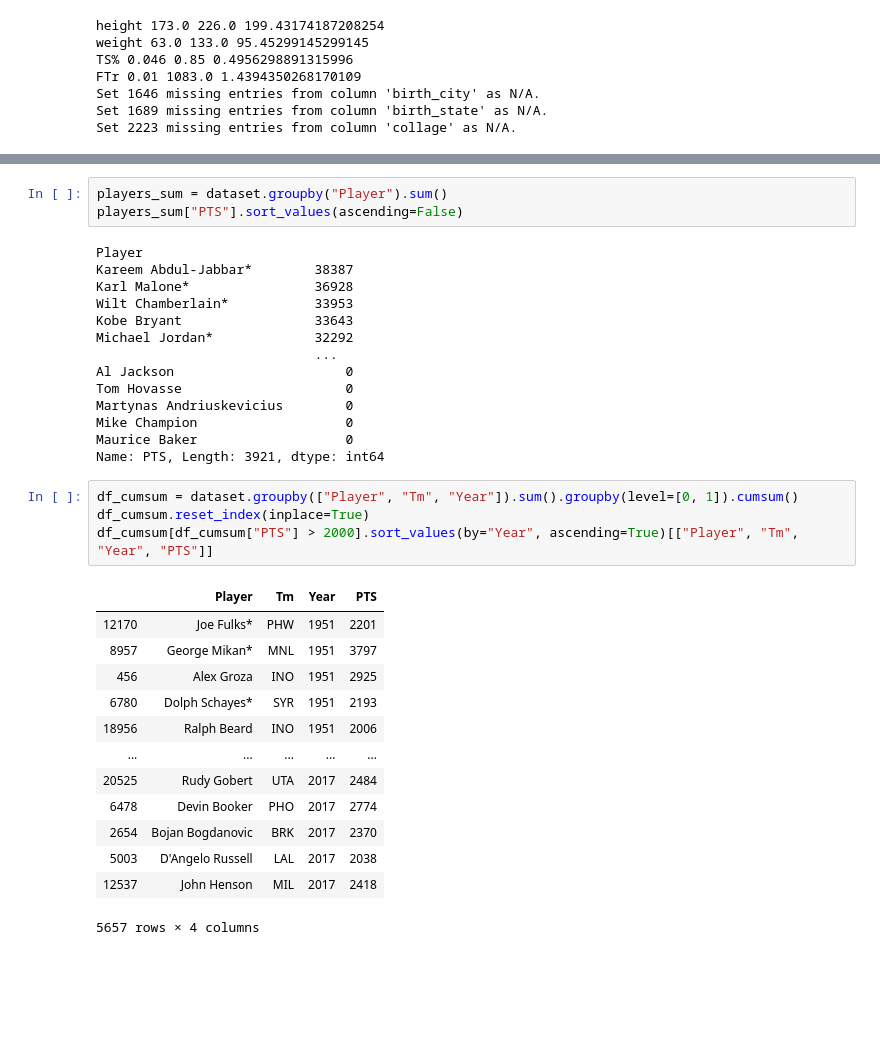
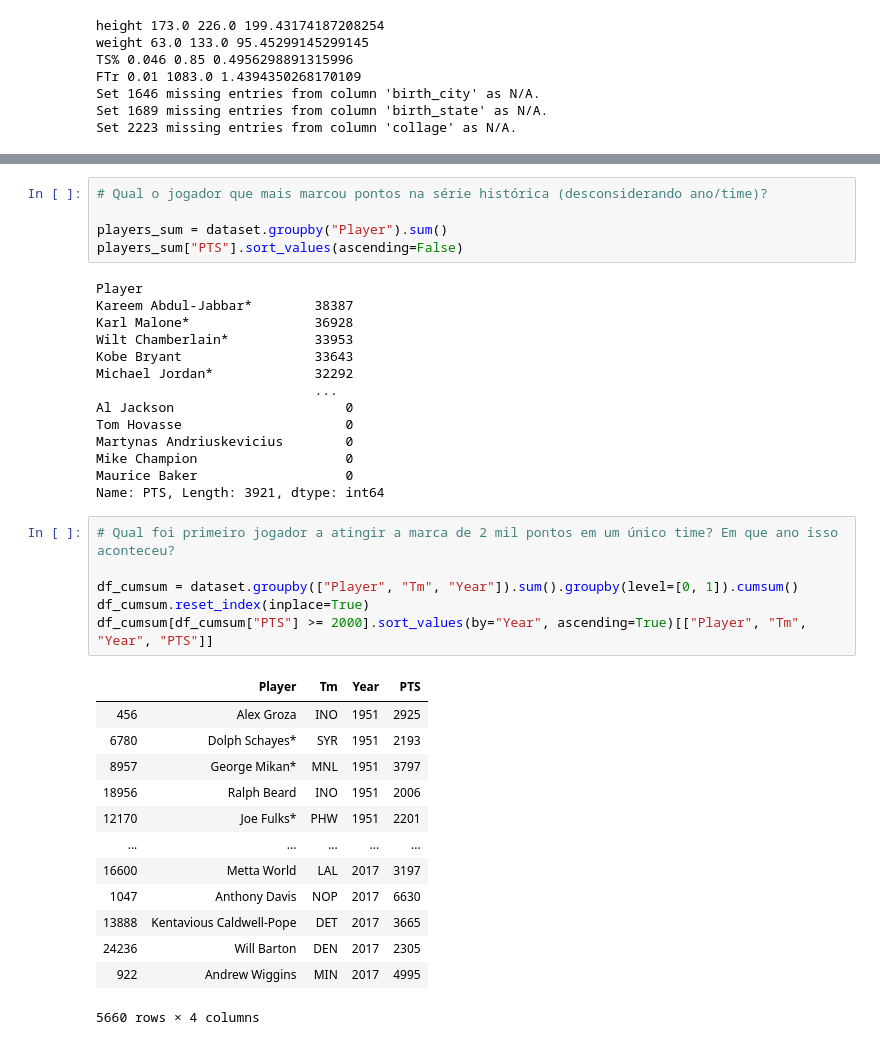
Before and after one commit to leandrocado/data-science, a Jupyter notebook: kdd-03/Task.ipynb, the cells around one changed output, grey strips where cells are left out. Cells and saved outputs as stored; diff of their text form; blank space fills up the shorter version.

```diff
--- a/kdd-03/Task.ipynb
+++ b/kdd-03/Task.ipynb
@@ -81,6 +90,8 @@ Height: 200.1523456592628
 Weight: 95.83808404163369
 -------
 # %%
+# Qual o jogador que mais marcou pontos na série histórica (desconsiderando ano/time)?
+
 players_sum = dataset.groupby("Player").sum()
 players_sum["PTS"].sort_values(ascending=False)
 # %% [output]
@@ -98,21 +109,23 @@ Mike Champion                   0
 Maurice Baker                   0
 Name: PTS, Length: 3921, dtype: int64
 # %%
+# Qual foi primeiro jogador a atingir a marca de 2 mil pontos em um único time? Em que ano isso aconteceu?
+
 df_cumsum = dataset.groupby(["Player", "Tm", "Year"]).sum().groupby(level=[0, 1]).cumsum()
 df_cumsum.reset_index(inplace=True)
-df_cumsum[df_cumsum["PTS"] > 2000].sort_values(by="Year", ascending=True)[["Player", "Tm", "Year", "PTS"]]
+df_cumsum[df_cumsum["PTS"] >= 2000].sort_values(by="Year", ascending=True)[["Player", "Tm", "Year", "PTS"]]
 # %% [output]
 |  | Player | Tm | Year | PTS |
-| 12170 | Joe Fulks* | PHW | 1951 | 2201 |
-| 8957 | George Mikan* | MNL | 1951 | 3797 |
 | 456 | Alex Groza | INO | 1951 | 2925 |
 | 6780 | Dolph Schayes* | SYR | 1951 | 2193 |
+| 8957 | George Mikan* | MNL | 1951 | 3797 |
 | 18956 | Ralph Beard | INO | 1951 | 2006 |
+| 12170 | Joe Fulks* | PHW | 1951 | 2201 |
 | ... | ... | ... | ... | ... |
-| 20525 | Rudy Gobert | UTA | 2017 | 2484 |
-| 6478 | Devin Booker | PHO | 2017 | 2774 |
-| 2654 | Bojan Bogdanovic | BRK | 2017 | 2370 |
-| 5003 | D'Angelo Russell | LAL | 2017 | 2038 |
-| 12537 | John Henson | MIL | 2017 | 2418 |
+| 16600 | Metta World | LAL | 2017 | 3197 |
+| 1047 | Anthony Davis | NOP | 2017 | 6630 |
+| 13888 | Kentavious Caldwell-Pope | DET | 2017 | 3665 |
+| 24236 | Will Barton | DEN | 2017 | 2305 |
+| 922 | Andrew Wiggins | MIN | 2017 | 4995 |
-5657 rows × 4 columns
+5660 rows × 4 columns
 # %%
```
Also changed, not shown: parts of 14 cells of this notebook.
